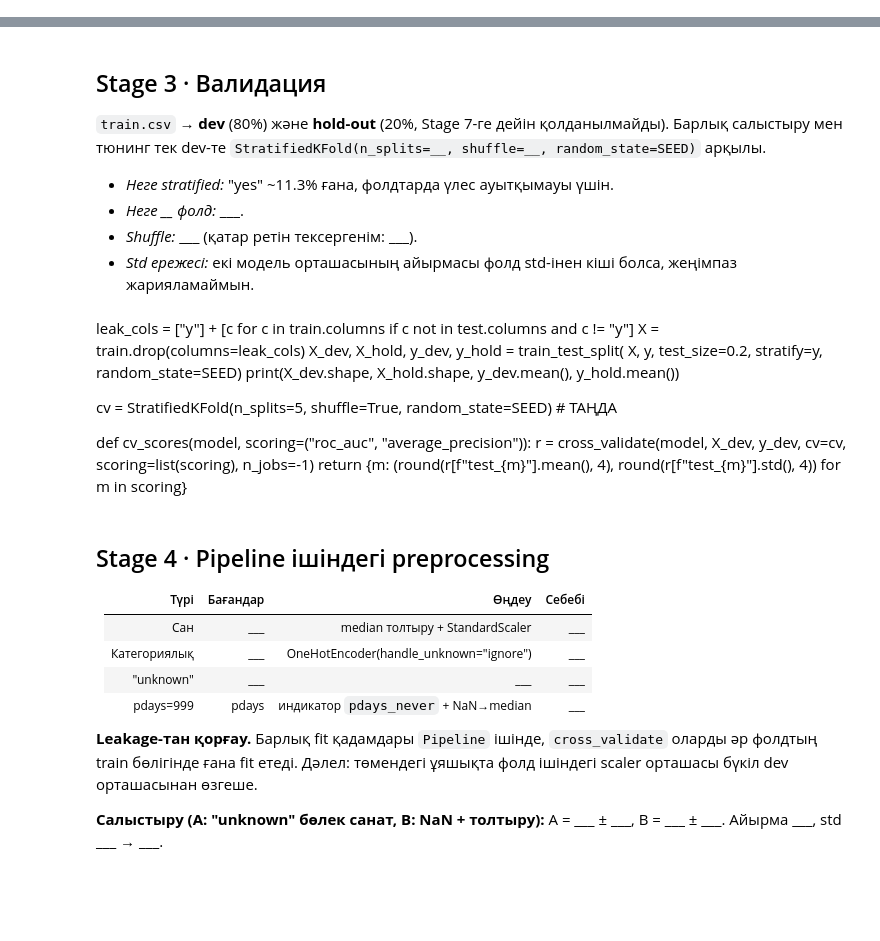
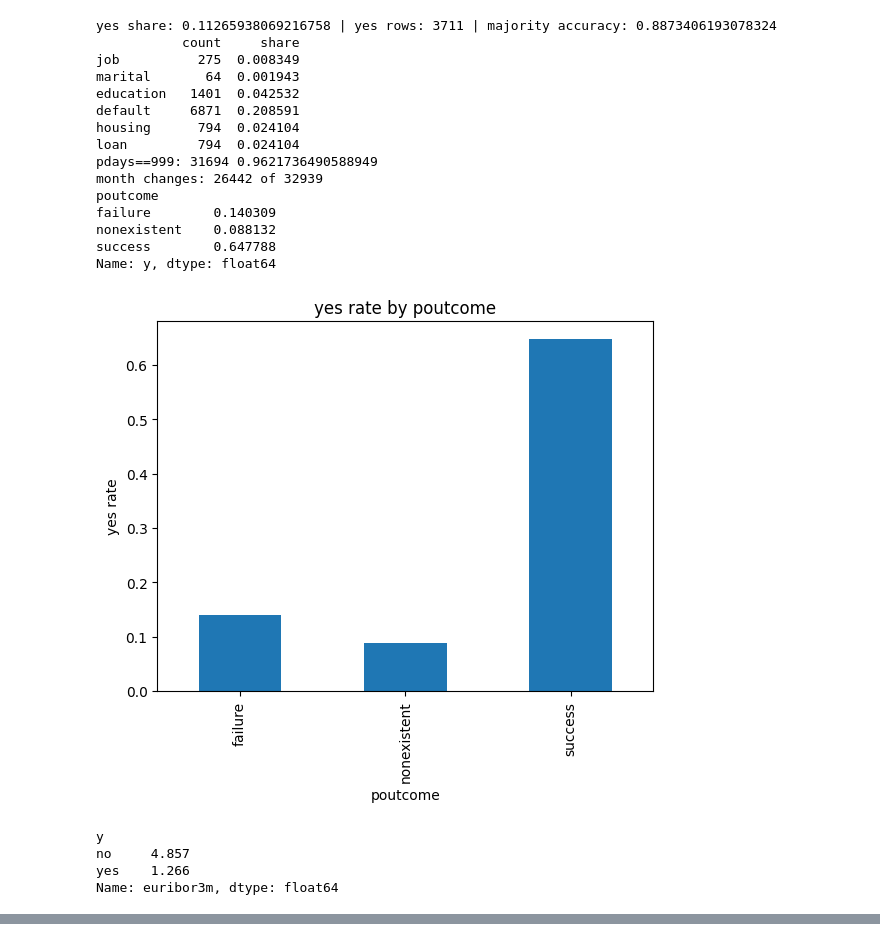
Before and after one commit to baizhanrakhimbek-code/task-03-ML-course-Rakhimbek_Baizhan, a Jupyter notebook: task-03-ML-course-main/rakhimbek_task3.ipynb, the cells around one changed output, grey strips where cells are left out. Drawn from its saved outputs; the diff is of its cells as text; code cells hidden in the pictures; blank space fills up the shorter version.

Commit message:
stage 1-5

```diff
--- a/task-03-ML-course-main/rakhimbek_task3.ipynb
+++ b/task-03-ML-course-main/rakhimbek_task3.ipynb
@@ -87,17 +59,36 @@ print("тек test-те:", set(test.columns) - set(train.columns))
 # %%
 y = (train["y"] == "yes").astype(int)
-print("yes үлесі:", y.mean(), "| majority accuracy:", 1 - y.mean())
+print("yes share:", y.mean(), "| yes rows:", y.sum(), "| majority accuracy:", 1 - y.mean())
 
 obj = train.select_dtypes(exclude="number").columns.drop("y")
-print((train[obj] == "unknown").sum().loc[lambda s: s > 0])
+u = (train[obj] == "unknown").sum().loc[lambda s: s > 0]
+print(pd.DataFrame({"count": u, "share": u / len(train)}))
 print("pdays==999:", (train["pdays"] == 999).sum(), (train["pdays"] == 999).mean())
+print("month changes:", (train["month"] != train["month"].shift()).sum(), "of", len(train) - 1)
 
-print(train["month"].head(15).tolist())
-print("month ауысу саны:", (train["month"] != train["month"].shift()).sum())
-
-print(train.groupby("job")["y"].apply(lambda s: (s == "yes").mean()).sort_values())
-print(train.groupby("y")["euribor3m"].median())      # ТАҢДА: өз фичаларыңды
-
-train.groupby("poutcome")["y"].apply(lambda s: (s == "yes").mean()).plot.bar()
-plt.ylabel("yes үлесі"); plt.title("poutcome бойынша yes үлесі"); plt.show()
+rate = train.groupby("poutcome")["y"].apply(lambda s: (s == "yes").mean())
+print(rate)
+rate.plot.bar(); plt.ylabel("yes rate"); plt.title("yes rate by poutcome"); plt.show()
+print(train.groupby("y")["euribor3m"].median())
 train.boxplot(column="euribor3m", by="y"); plt.show()
+# %% [output]
+yes share: 0.11265938069216758 | yes rows: 3711 | majority accuracy: 0.8873406193078324
+           count     share
+job          275  0.008349
+marital       64  0.001943
+education   1401  0.042532
+default     6871  0.208591
+housing      794  0.024104
+loan         794  0.024104
+pdays==999: 31694 0.9621736490588949
+month changes: 26442 of 32939
+poutcome
+failure        0.140309
+nonexistent    0.088132
+success        0.647788
+Name: y, dtype: float64
+[figure, added]
+y
+no     4.857
+yes    1.266
+Name: euribor3m, dtype: float64
@@ -104,35 +95,0 @@ train.boxplot(column="euribor3m", by="y"); plt.show()
-# %% [markdown]
-## Stage 3 · Валидация
-
-`train.csv` → **dev** (80%) және **hold-out** (20%, Stage 7-ге дейін қолданылмайды). Барлық салыстыру мен тюнинг тек dev-те `StratifiedKFold(n_splits=__, shuffle=__, random_state=SEED)` арқылы.
-
-- *Неге stratified:* "yes" ~11.3% ғана, фолдтарда үлес ауытқымауы үшін.
-- *Неге __ фолд:* ___.
-- *Shuffle:* ___ (қатар ретін тексергенім: ___).
-- *Std ережесі:* екі модель орташасының айырмасы фолд std-інен кіші болса, жеңімпаз жарияламаймын.
-# %% [markdown]
-leak_cols = ["y"] + [c for c in train.columns if c not in test.columns and c != "y"]
-X = train.drop(columns=leak_cols)
-X_dev, X_hold, y_dev, y_hold = train_test_split(
-    X, y, test_size=0.2, stratify=y, random_state=SEED)
-print(X_dev.shape, X_hold.shape, y_dev.mean(), y_hold.mean())
-
-cv = StratifiedKFold(n_splits=5, shuffle=True, random_state=SEED)  # ТАҢДА
-
-def cv_scores(model, scoring=("roc_auc", "average_precision")):
-    r = cross_validate(model, X_dev, y_dev, cv=cv, scoring=list(scoring), n_jobs=-1)
-    return {m: (round(r[f"test_{m}"].mean(), 4), round(r[f"test_{m}"].std(), 4))
-            for m in scoring}
-# %% [markdown]
-## Stage 4 · Pipeline ішіндегі preprocessing
-
-| Түрі | Бағандар | Өңдеу | Себебі |
-|---|---|---|---|
-| Сан | ___ | median толтыру + StandardScaler | ___ |
-| Категориялық | ___ | OneHotEncoder(handle_unknown="ignore") | ___ |
-| "unknown" | ___ | ___ | ___ |
-| pdays=999 | pdays | индикатор `pdays_never` + NaN→median | ___ |
-
-**Leakage-тан қорғау.** Барлық fit қадамдары `Pipeline` ішінде, `cross_validate` оларды әр фолдтың train бөлігінде ғана fit етеді. Дәлел: төмендегі ұяшықта фолд ішіндегі scaler орташасы бүкіл dev орташасынан өзгеше.
-
-**Салыстыру (A: "unknown" бөлек санат, B: NaN + толтыру):** A = ___ ± ___, B = ___ ± ___. Айырма ___, std ___ → ___.
```
Also changed, not shown: parts of 22 cells of this notebook, 1 other file.
